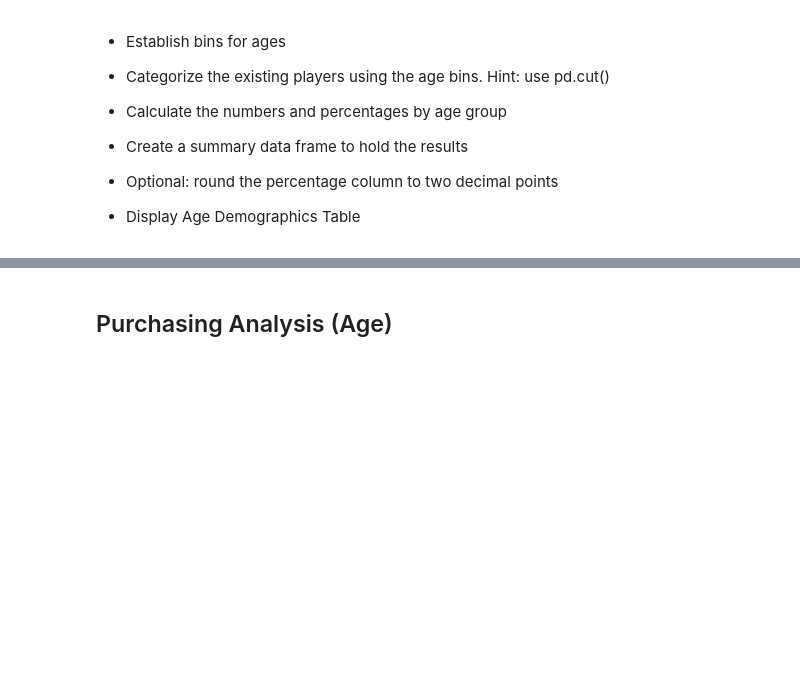
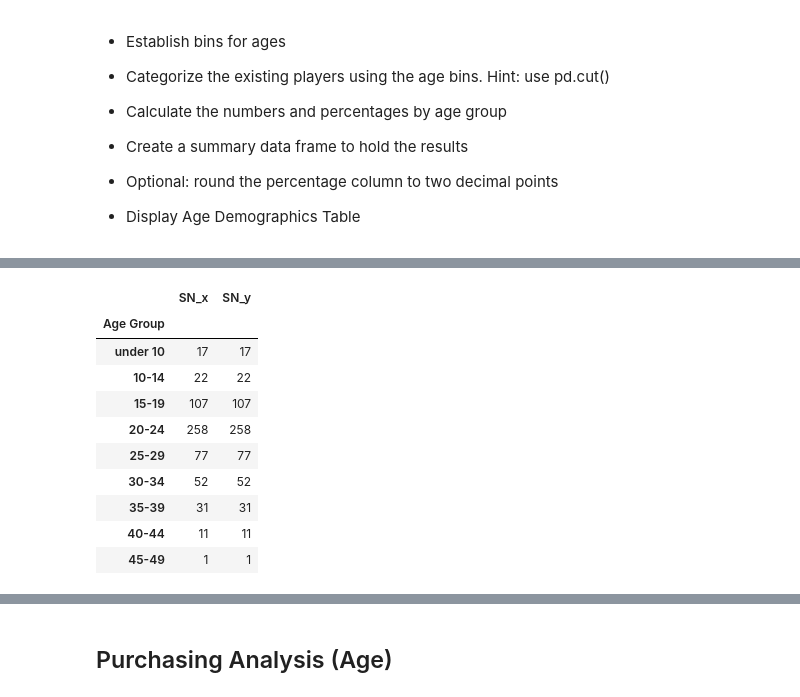
Before and after one commit to juliemcbaker/pandas-challenge, a Jupyter notebook: HeroesOfPymoli/HeroesOfPymoli_baker.ipynb, the cells around one changed output, grey strips where cells are left out. Drawn from its saved outputs; the diff is of its cells as text; code cells hidden in the pictures; blank space fills up the shorter version.

```diff
--- a/HeroesOfPymoli/HeroesOfPymoli_baker.ipynb
+++ b/HeroesOfPymoli/HeroesOfPymoli_baker.ipynb
@@ -295,8 +232,21 @@ age_counts_df2 = age_df.groupby('Age Group')['SN'].nunique()
 # %%
 # AGE ANALYSIS NEEDS:  group count, percent of players
 # I couldn't get it to add my calculated column to the df above, so I created this one & merged them. AND THEN...it was totally fine with me adding a calculated column.
 age_counts_df3 = age_df.groupby('Age Group')['SN'].nunique()
 age_demos_df = pd.merge(age_counts_df2, age_counts_df3, on='Age Group')
+age_demos_df
+# %% [output]
+|  | SN_x | SN_y |
+| Age Group |  |  |
+| under 10 | 17 | 17 |
+| 10-14 | 22 | 22 |
+| 15-19 | 107 | 107 |
+| 20-24 | 258 | 258 |
+| 25-29 | 77 | 77 |
+| 30-34 | 52 | 52 |
+| 35-39 | 31 | 31 |
+| 40-44 | 11 | 11 |
+| 45-49 | 1 | 1 |
 # %%
 # calculate percentage of players by age
 age_demos_df['Percentage of Players'] = (age_demos_df['SN_x'] / user_count)*100
```
Also changed, not shown: parts of 19 cells of this notebook.
